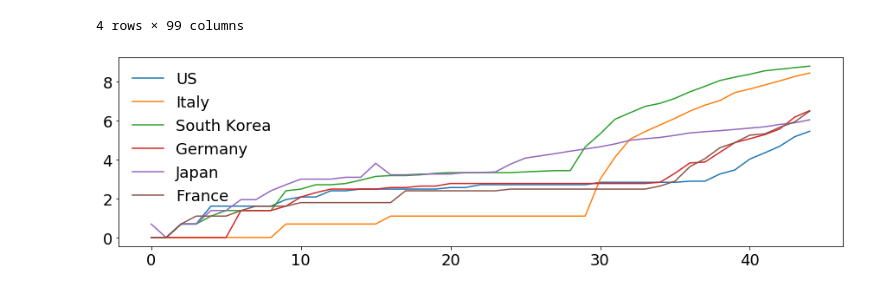
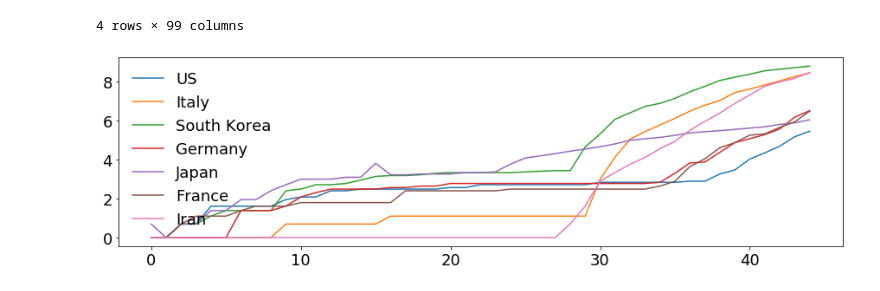
Before and after one commit to che220/covid-19, a Jupyter notebook: confirmed_cases.ipynb, the cells around one changed output. Cells and saved outputs as stored; diff of their text form; code cells hidden in the pictures.

Commit message:
add iran

```diff
--- a/confirmed_cases.ipynb
+++ b/confirmed_cases.ipynb
@@ -64,10 +64,10 @@ print(ts_df['Country/Region'].unique())
  'Bosnia and Herzegovina' 'Slovenia' 'South Africa' 'Bhutan' 'Cameroon'
  'Colombia' 'Costa Rica' 'Peru' 'Serbia' 'Slovakia' 'Togo' 'Vatican City']
 # %%
-df = ts_df.drop(['Lat', 'Long', 'Province/State'], axis=1)
-df = df.groupby('Country/Region').sum().transpose()
-df['date_count'] = [i for i in range(df.shape[0])]
-display(df)
+lin_df = ts_df.drop(['Lat', 'Long', 'Province/State'], axis=1)
+lin_df = lin_df.groupby('Country/Region').sum().transpose()
+lin_df['date_count'] = [i for i in range(lin_df.shape[0])]
+display(lin_df)
 # %% [output]
 | Country/Region | Afghanistan | Algeria | Andorra | Argentina | Armenia | Australia | Austria | Azerbaijan | Bahrain | ... |
 | 1/22/20 | 0.0 | 0.0 | 0.0 | 0.0 | 0.0 | 0.0 | 0.0 | 0.0 | 0.0 | ... |
@@ -88,11 +88,11 @@ display(df)
 | 3/6/20 | 1.0 | 17.0 | 1.0 | 2.0 | 1.0 | 60.0 | 55.0 | 6.0 | 60.0 | ... |
 45 rows × 99 columns
 # %%
-log_df = df.copy()
+log_df = lin_df.copy()
 log_df[log_df == 0] = 1e-5
 log_df = np.log(log_df)
 log_df[log_df < 0.1] = 0.0
-log_df.date_count = df.date_count
+log_df.date_count = lin_df.date_count
 display(log_df.head(4))
 # %% [output]
 | Country/Region | Afghanistan | Algeria | Andorra | Argentina | Armenia | Australia | Austria | Azerbaijan | Bahrain | ... |
@@ -103,11 +103,11 @@ display(log_df.head(4))
 4 rows × 99 columns
 # %%
 countries = ['Mainland China', 'US', 'Italy', 'South Korea', 'Germany']
-countries = ['US', 'Italy', 'South Korea', 'Germany', 'Japan', 'France']
+countries = ['US', 'Italy', 'South Korea', 'Germany', 'Japan', 'France', 'Iran']
 
 fig, ax = plt.subplots(figsize=(15, 4))
 for country in countries:
     ax.plot(log_df.date_count, log_df[country], label=country)
 ax.legend(frameon=False);
 # %% [output]
-[figure, old version]
+[figure, new version]
```
Also changed, not shown: parts of 3 cells of this notebook, 1 other file.
